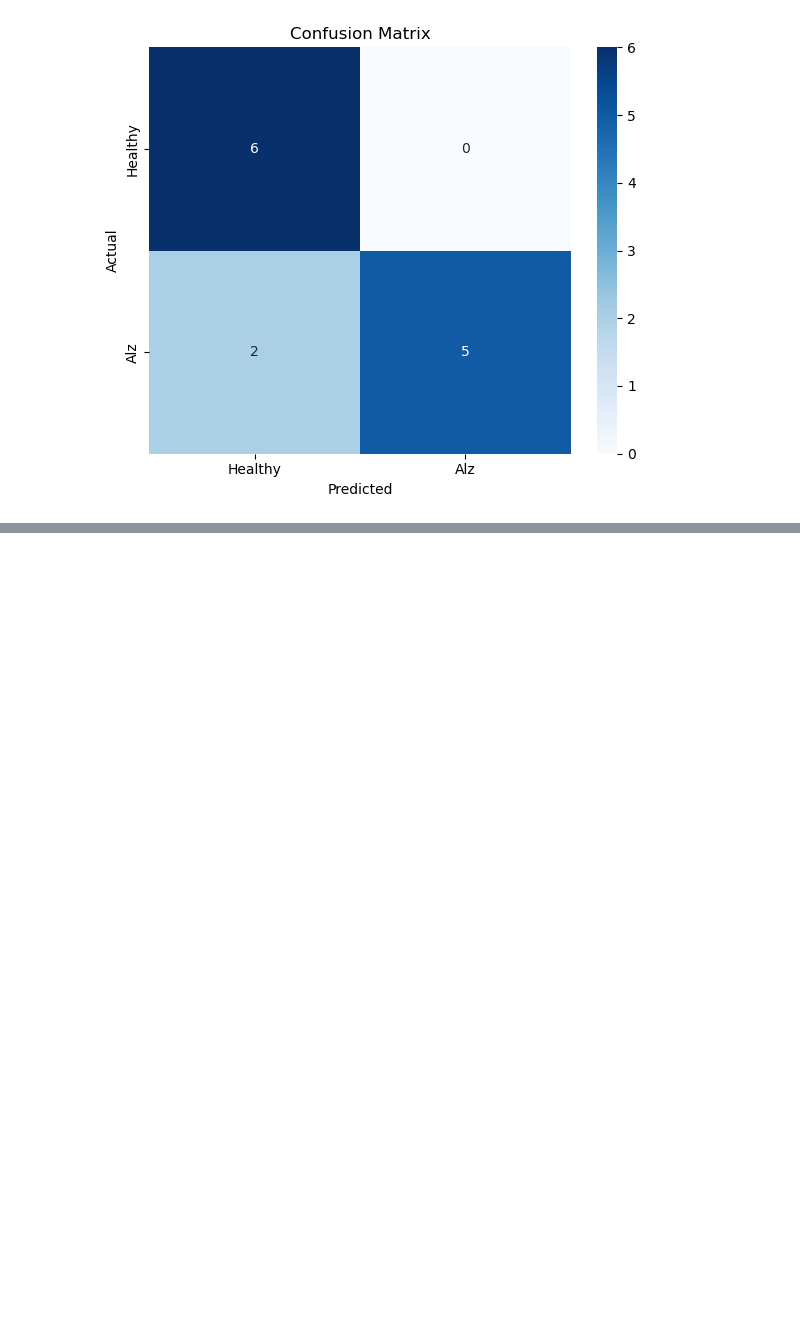
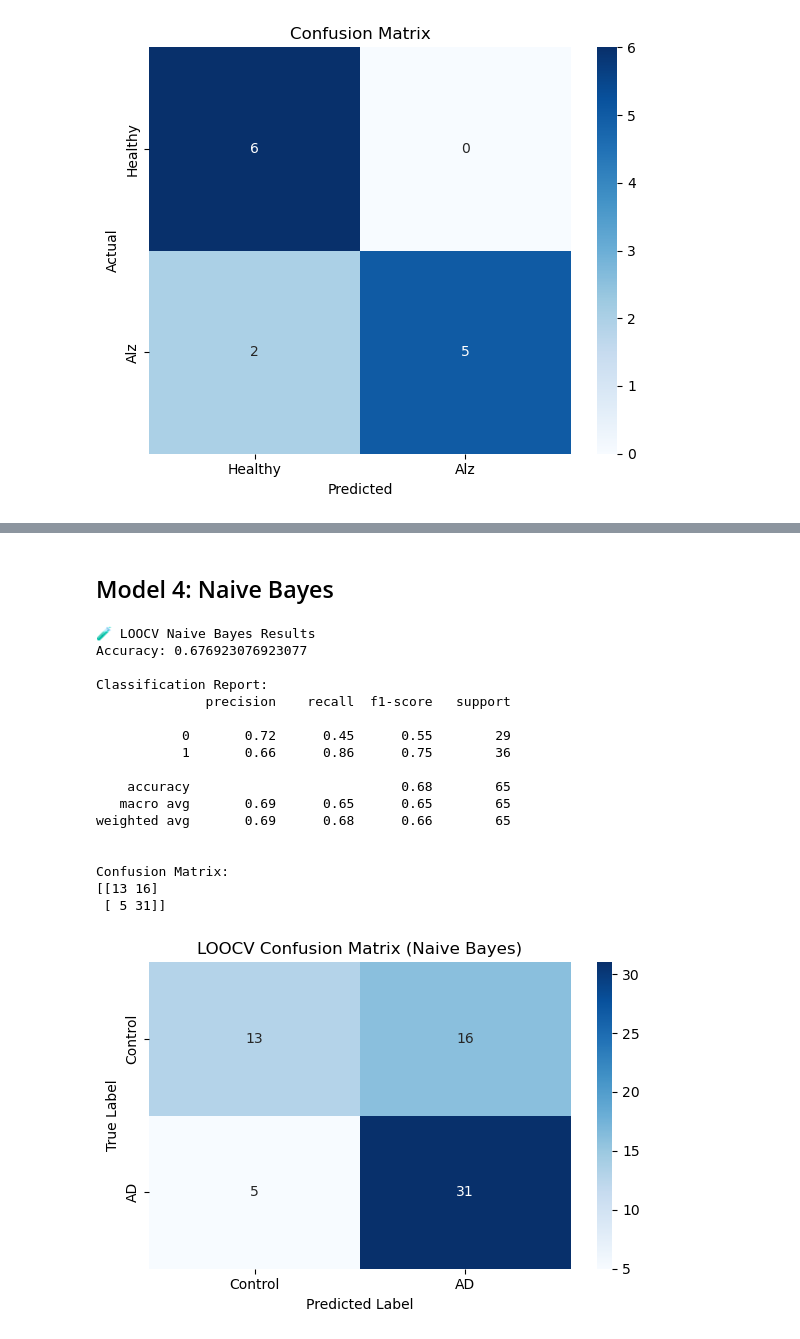
Before and after one commit to shreyasudan/AlzEEG-Classifier, a Jupyter notebook: Classifier Alz vs. Healthy.ipynb, the cells around one changed output, grey strips where cells are left out. Saved outputs shown, nothing was run; the diff lists cells and outputs as text; code cells hidden in the pictures; blank space fills up the shorter version.

```diff
--- a/Classifier Alz vs. Healthy.ipynb
+++ b/Classifier Alz vs. Healthy.ipynb
@@ -341,0 +475,12 @@ plt.show()
+# %%
+X = data.drop(columns=['label', 'subject'])
+y = data['label']
+
+scaler = StandardScaler()
+X_scaled = scaler.fit_transform(X)
+
+X_train, X_test, y_train, y_test = train_test_split(
+    X_scaled, y, test_size=0.2, random_state=42, stratify=y
+)
+
+X_train.shape, X_test.shape, y_train.shape, y_test.shape
@@ -341,0 +620,63 @@ plt.show()
+# %% [markdown]
+## Model 4: Naive Bayes
+# %%
+from sklearn.naive_bayes import GaussianNB
+
+X_nb = data.drop(columns=["label", "subject"])
+y_nb = data["label"].values
+
+scaler_nb = StandardScaler()
+X_nb_scaled = scaler_nb.fit_transform(X_nb)
+
+loo = LeaveOneOut()
+y_true_nb = []
+y_pred_nb = []
+
+for train_index, test_index in loo.split(X_nb_scaled):
+    X_train, X_test = X_nb_scaled[train_index], X_nb_scaled[test_index]
+    y_train, y_test = y_nb[train_index], y_nb[test_index]
+
+    nb_clf = GaussianNB()
+    nb_clf.fit(X_train, y_train)
+    pred = nb_clf.predict(X_test)
+
+    y_true_nb.append(y_test[0])
+    y_pred_nb.append(pred[0])
+
+print("\n🧪 LOOCV Naive Bayes Results")
+print("Accuracy:", accuracy_score(y_true_nb, y_pred_nb))
+
+print("\nClassification Report:")
+print(classification_report(y_true_nb, y_pred_nb))
+
+cm_nb = confusion_matrix(y_true_nb, y_pred_nb)
+print("\nConfusion Matrix:")
+print(cm_nb)
+
+plt.figure(figsize=(6, 4))
+sns.heatmap(cm_nb, annot=True, fmt="d", cmap="Blues",
+            xticklabels=["Control", "AD"], yticklabels=["Control", "AD"])
+plt.xlabel("Predicted Label")
+plt.ylabel("True Label")
+plt.title("LOOCV Confusion Matrix (Naive Bayes)")
+plt.tight_layout()
+plt.show()
+# %% [output]
+🧪 LOOCV Naive Bayes Results
+Accuracy: 0.676923076923077
+
+Classification Report:
+              precision    recall  f1-score   support
+
+           0       0.72      0.45      0.55        29
+           1       0.66      0.86      0.75        36
+
+    accuracy                           0.68        65
+   macro avg       0.69      0.65      0.65        65
+weighted avg       0.69      0.68      0.66        65
+
+
+Confusion Matrix:
+[[13 16]
+ [ 5 31]]
+[figure, added]
```
Also changed, not shown: parts of 13 cells of this notebook.
